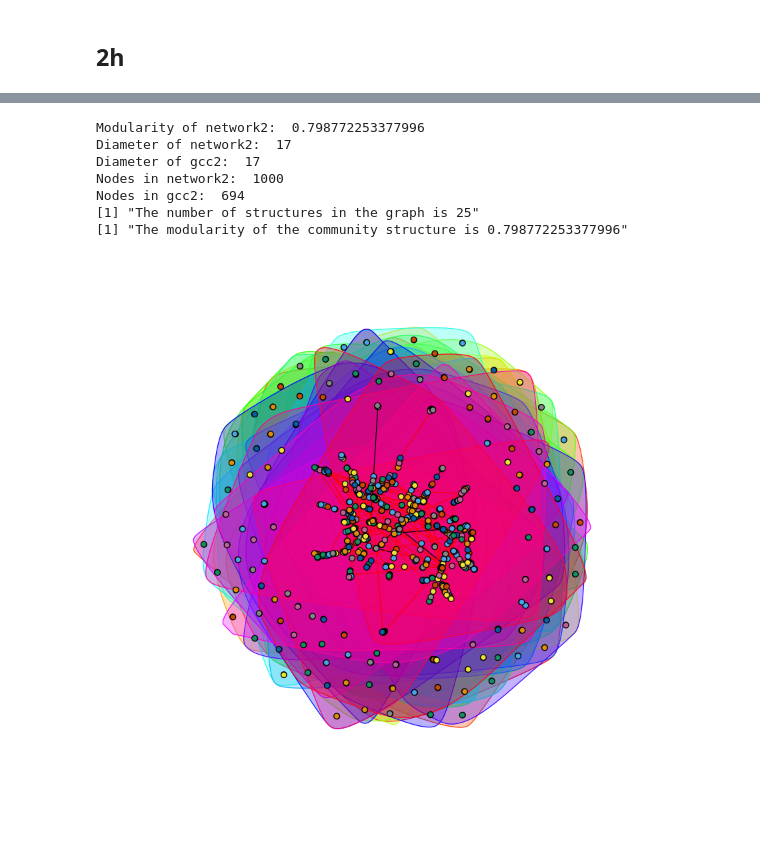
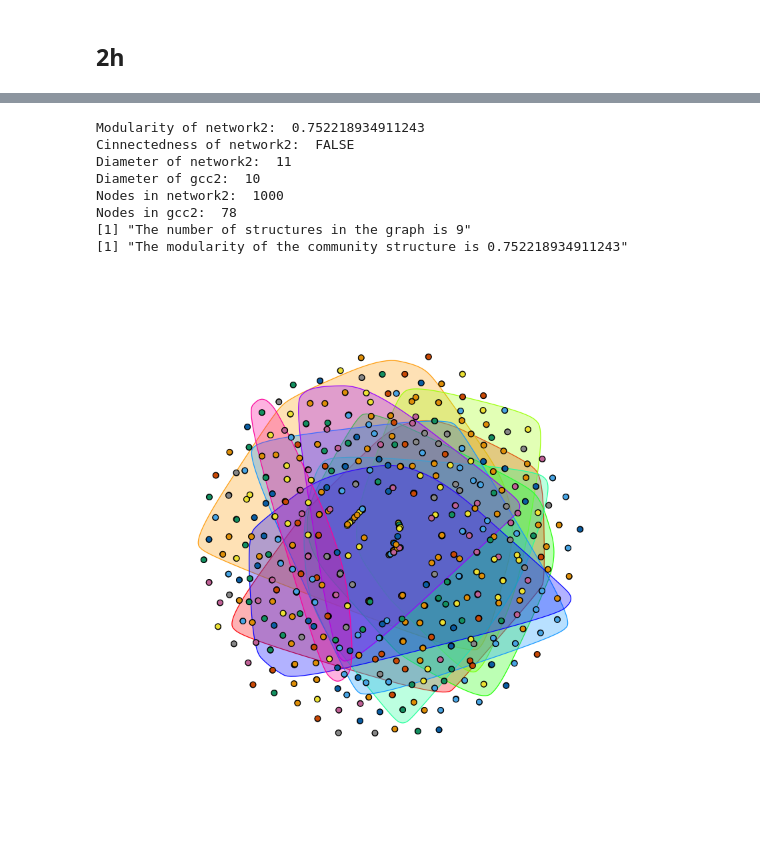
Before and after one commit to maithilibhide/ECE232, a Jupyter notebook: Project1/Random_Network_2.ipynb, the cells around one changed output, grey strips where cells are left out. Saved outputs shown, nothing was run; the diff lists cells and outputs as text; code cells hidden in the pictures.

```diff
--- a/Project1/Random_Network_2.ipynb
+++ b/Project1/Random_Network_2.ipynb
@@ -369,8 +420,13 @@ plot(age_list, degree_list/1000, xlab="Age of node", ylab="Expected Degree", typ
 # %%
 n = 1000
 m = 1
+deg_dist <- sample(1:1000,1000,replace = TRUE, prob = (1:1000)^-3) # Creating the distribution and sampling
+if (sum(deg_dist) %% 2 != 0) {deg_dist[1] <- deg_dist[1] + 1} # Just a check to make sure degrees sum to even
+network1 <- degree.sequence.game(out.deg=deg_dist, method = "simple.no.multiple") # Generating the random network by connecting the stubs
+#g_p<-barabasi.game(10000,directed = FALSE)
+
 #network1 <- sample_pa(n=n, m=m, directed=FALSE)
-network1 <- barabasi.game(n, m, directed=FALSE)
+#network1 <- barabasi.game(n, m, directed=FALSE)
 deg1 <- degree(network1)
 cluster1 <- clusters(network1)
 dg1 <- decompose.graph(network1)
@@ -384,6 +440,7 @@ community_structure1 <- fastgreedy.community(gcc1)
 comm1 <- cluster_fast_greedy(gcc1)
 modularity1 <- modularity(community_structure1)
 writeLines(paste("Modularity of network1: ", modularity1))
+writeLines(paste("Cinnectedness of network1: ", is.connected(network1)))
 writeLines(paste("Diameter of network1: ", diameter(network1)))
 writeLines(paste("Diameter of gcc1: ", diameter(gcc1)))
 writeLines(paste("Nodes in network1: ", length(V(network1))))
@@ -393,11 +450,12 @@ writeLines(paste("Nodes in gcc1: ", length(V(gcc1))))
 #plot( gcc1, vertex.size=3, vertex.label=NA, vertex.color="red", edge.arrow.size=0 )
 print(paste("The number of structures in the graph is",length(comm1)))
 print(paste("The modularity of the community structure is",modularity(comm1)))
-plot( community_structure1, network1, vertex.size=3, vertex.label=NA, edge.arrow.size=0 )
-#plot(network1, vertex.size=3, vertex.label=NA, vertex.color="lightblue", edge.arrow.size=0, add=TRUE)
+plot( community_structure1, gcc1, vertex.size=3, vertex.label=NA )
+plot(network1, vertex.size=3, vertex.label=NA, edge.arrow.size=0)
 #legend("bottomright", legend=c("Network", "Community"), fill=c("lightblue", "red"))
+#plot( gcc1, vertex.size=3, vertex.label=NA, vertex.color="red", edge.arrow.size=0 )
 
 cm_size1 <- as.vector(sizes(community_structure1))
-plot(cm_size1,main="Community Sizes for GCC",xlab="Index",ylab="Community Size")
+plot(cm_size1,main="Community Sizes",xlab="Index",ylab="Community Size")
 lines(cm_size1)
 # %% [output]
@@ -413,40 +473,42 @@ Nodes in gcc1:  1000
 # %%
 #network2 <- sample_pa(n=n, out.seq=deg1, directed=FALSE)
 network2 <- degree.sequence.game(out.deg=deg1, method = "simple.no.multiple")
 cluster2 <- clusters(network2)
 dg2 <- decompose.graph(network2)
 gcc_index <- which.max(sapply(dg2,vcount))
 gcc2 <- dg2[[gcc_index]]
 vtx<-vcount(gcc)
 #print(gcc_index)
 
 #gcc1 = dg1[[1]]
 community_structure2 <- fastgreedy.community(gcc2)
 comm2 <- cluster_fast_greedy(gcc2)
 modularity2 <- modularity(community_structure2)
 writeLines(paste("Modularity of network2: ", modularity2))
+writeLines(paste("Cinnectedness of network2: ", is.connected(network2)))
 writeLines(paste("Diameter of network2: ", diameter(network2)))
 writeLines(paste("Diameter of gcc2: ", diameter(gcc2)))
 writeLines(paste("Nodes in network2: ", length(V(network2))))
 writeLines(paste("Nodes in gcc2: ", length(V(gcc2))))
 
 #plot( g_p, vertex.size=2, vertex.label=NA, edge.arrow.size=0 )
-#plot( gcc2, vertex.size=3, vertex.label=NA, vertex.color="red", edge.arrow.size=0 )
 print(paste("The number of structures in the graph is",length(comm2)))
 print(paste("The modularity of the community structure is",modularity(comm2)))
-plot( community_structure1, network2, vertex.size=3, vertex.label=NA, edge.arrow.size=0 )
-#plot(network2, vertex.size=3, vertex.label=NA, vertex.color="lightblue", edge.arrow.size=0, add=TRUE)
+plot( community_structure2, network2, vertex.size=3, vertex.label=NA, edge.arrow.size=0 )
+plot(network2, vertex.size=3, vertex.label=NA, edge.arrow.size=0)
 #legend("bottomright", legend=c("Network", "Community"), fill=c("lightblue", "red"))
+plot( gcc2, vertex.size=3, vertex.label=NA, vertex.color="red", edge.arrow.size=0, main="GCC" )
 
 cm_size2 <- as.vector(sizes(community_structure2))
-plot(cm_size2,main="Community Sizes for GCC",xlab="Index",ylab="Community Size")
+plot(cm_size2,main="Community Sizes",xlab="Index",ylab="Community Size")
 lines(cm_size2)
 # %% [output]
-Modularity of network2:  0.798772253377996
-Diameter of network2:  17
-Diameter of gcc2:  17
+Modularity of network2:  0.752218934911243
+Cinnectedness of network2:  FALSE
+Diameter of network2:  11
+Diameter of gcc2:  10
 Nodes in network2:  1000
-Nodes in gcc2:  694
-[1] "The number of structures in the graph is 25"
-[1] "The modularity of the community structure is 0.798772253377996"
+Nodes in gcc2:  78
+[1] "The number of structures in the graph is 9"
+[1] "The modularity of the community structure is 0.752218934911243"
-[figure, old version]
+[figure, new version]
```
Also changed, not shown: parts of 26 cells of this notebook.
